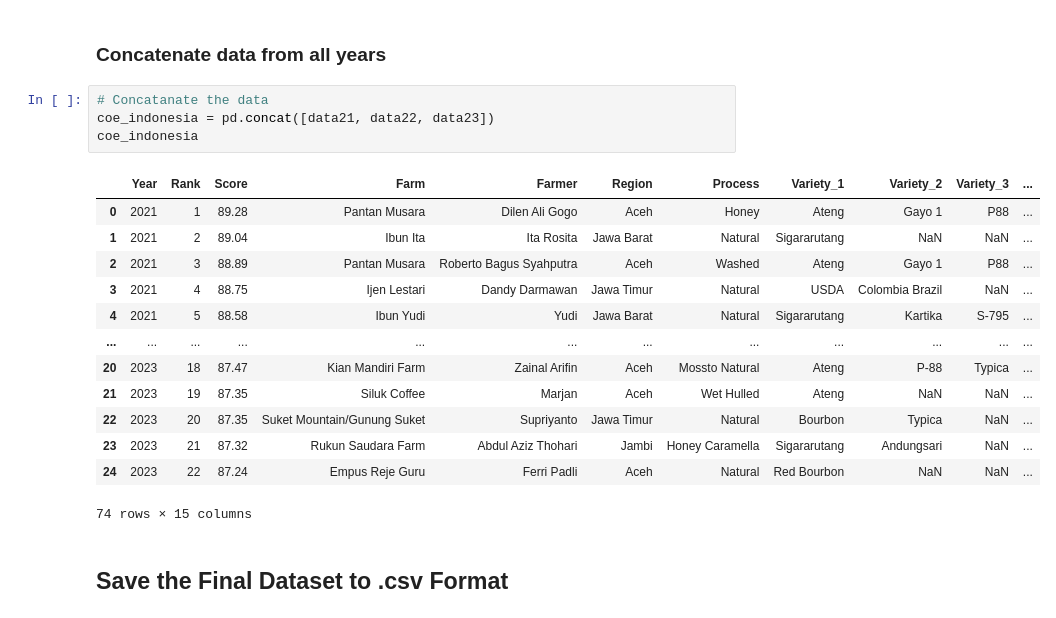
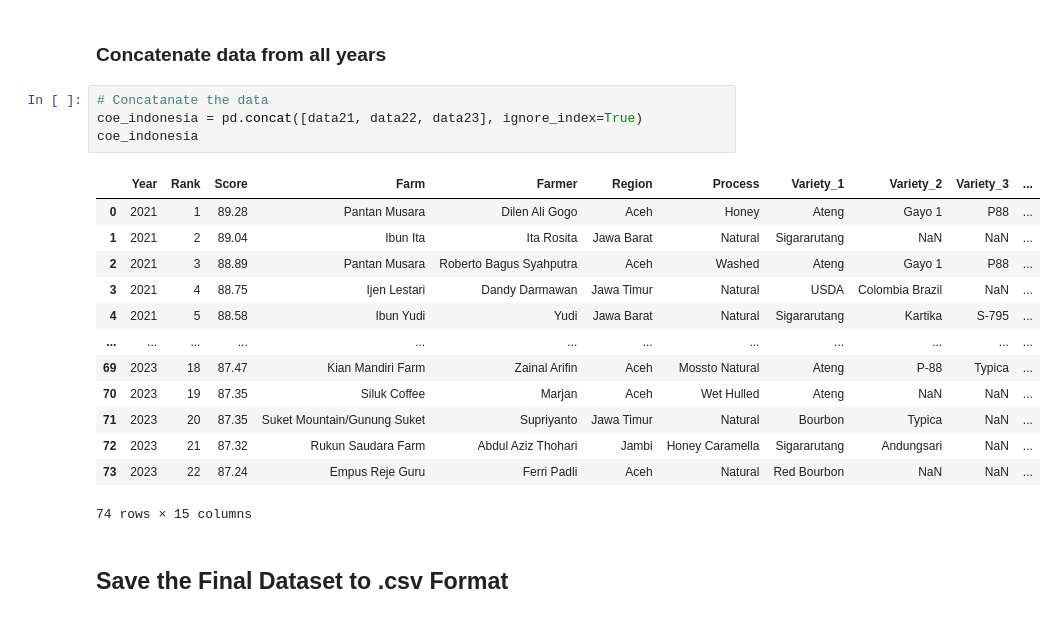
Before and after one commit to anggoro-bimo/indonesia-coe, a Jupyter notebook: notebooks/03. data_wrangling.ipynb, the cells around one changed output. Drawn from its saved outputs; the diff is of its cells as text.

```diff
--- a/notebooks/03. data_wrangling.ipynb
+++ b/notebooks/03. data_wrangling.ipynb
@@ -1189,21 +1236,21 @@ data23.head(3)
 ### Concatenate data from all years
 # %%
 # Concatanate the data
-coe_indonesia = pd.concat([data21, data22, data23])
+coe_indonesia = pd.concat([data21, data22, data23], ignore_index=True)
 coe_indonesia
 # %% [output]
 |  | Year | Rank | Score | Farm | Farmer | Region | Process | Variety_1 | Variety_2 | Variety_3 | ... |
 | 0 | 2021 | 1 | 89.28 | Pantan Musara | Dilen Ali Gogo | Aceh | Honey | Ateng | Gayo 1 | P88 | ... |
 | 1 | 2021 | 2 | 89.04 | Ibun Ita | Ita Rosita | Jawa Barat | Natural | Sigararutang | NaN | NaN | ... |
 | 2 | 2021 | 3 | 88.89 | Pantan Musara | Roberto Bagus Syahputra | Aceh | Washed | Ateng | Gayo 1 | P88 | ... |
 | 3 | 2021 | 4 | 88.75 | Ijen Lestari | Dandy Darmawan | Jawa Timur | Natural | USDA | Colombia Brazil | NaN | ... |
 | 4 | 2021 | 5 | 88.58 | Ibun Yudi | Yudi | Jawa Barat | Natural | Sigararutang | Kartika | S-795 | ... |
 | ... | ... | ... | ... | ... | ... | ... | ... | ... | ... | ... | ... |
-| 20 | 2023 | 18 | 87.47 | Kian Mandiri Farm | Zainal Arifin | Aceh | Mossto Natural | Ateng | P-88 | Typica | ... |
-| 21 | 2023 | 19 | 87.35 | Siluk Coffee | Marjan | Aceh | Wet Hulled | Ateng | NaN | NaN | ... |
-| 22 | 2023 | 20 | 87.35 | Suket Mountain/Gunung Suket | Supriyanto | Jawa Timur | Natural | Bourbon | Typica | NaN | ... |
-| 23 | 2023 | 21 | 87.32 | Rukun Saudara Farm | Abdul Aziz Thohari | Jambi | Honey Caramella | Sigararutang | Andungsari | NaN | ... |
-| 24 | 2023 | 22 | 87.24 | Empus Reje Guru | Ferri Padli | Aceh | Natural | Red Bourbon | NaN | NaN | ... |
+| 69 | 2023 | 18 | 87.47 | Kian Mandiri Farm | Zainal Arifin | Aceh | Mossto Natural | Ateng | P-88 | Typica | ... |
+| 70 | 2023 | 19 | 87.35 | Siluk Coffee | Marjan | Aceh | Wet Hulled | Ateng | NaN | NaN | ... |
+| 71 | 2023 | 20 | 87.35 | Suket Mountain/Gunung Suket | Supriyanto | Jawa Timur | Natural | Bourbon | Typica | NaN | ... |
+| 72 | 2023 | 21 | 87.32 | Rukun Saudara Farm | Abdul Aziz Thohari | Jambi | Honey Caramella | Sigararutang | Andungsari | NaN | ... |
+| 73 | 2023 | 22 | 87.24 | Empus Reje Guru | Ferri Padli | Aceh | Natural | Red Bourbon | NaN | NaN | ... |
 74 rows × 15 columns
 # %% [markdown]
 ## Save the Final Dataset to .csv Format
```
Also changed, not shown: parts of 13 cells of this notebook.
